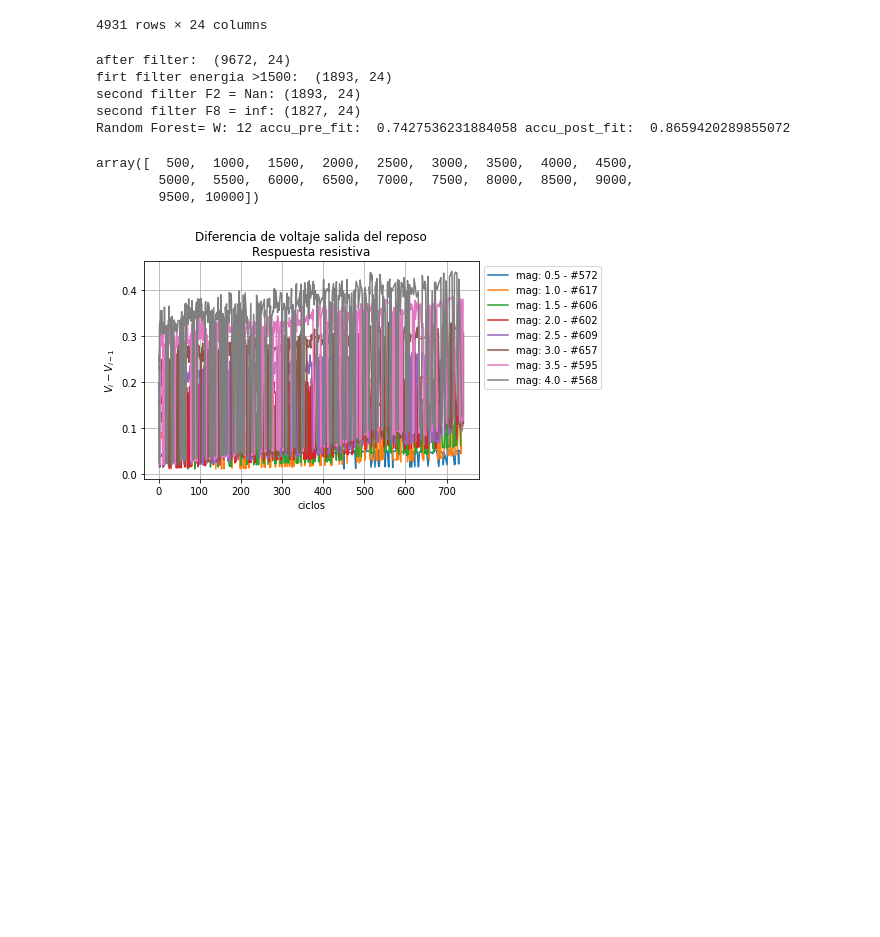
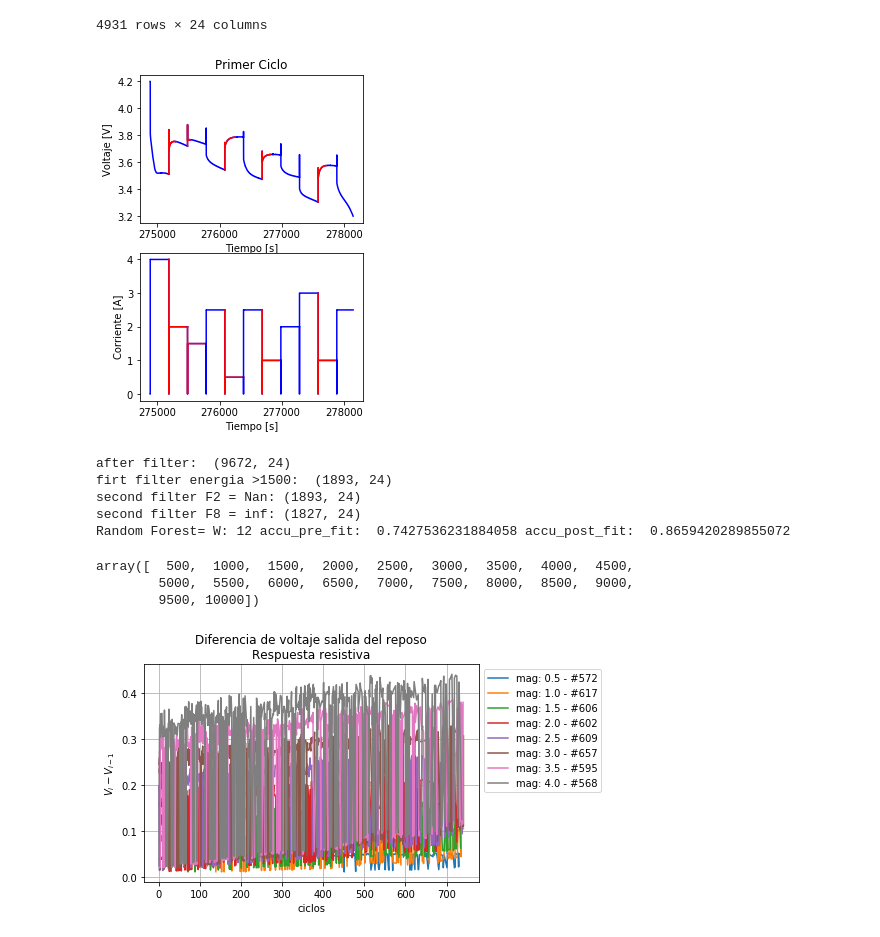
Before and after one commit to MartinVIllesca/Analisis_Baterias, a Jupyter notebook: notebooks/exploracion_cesar_2.ipynb, the cells around one changed output. Drawn from its saved outputs; the diff is of its cells as text; code cells hidden in the pictures; blank space fills up the shorter version.

```diff
--- a/notebooks/exploracion_cesar_2.ipynb
+++ b/notebooks/exploracion_cesar_2.ipynb
@@ -880,6 +879,34 @@ df
 | 4929 | 741 | 3030.793953 | 1.002 | 0.5010 | [3.255, 3.54, 3.661, 3.556, 3.56,... | [3.001, 0.0, 0.0, 1.002, 1.0, 1.0... | [31.4313, 31.4313, 31.44669, 31.4... | [13516072.240000002, 13516072.250... | 31.43130 | 8.837498e+06 | ... |
 | 4930 | 741 | 4141.836413 | 3.001 | 1.5005 | [3.702, 3.793, 3.823, 3.516, 3.45... | [1.0, 0.0, 0.0, 3.001, 3.0, 3.0, ... | [31.09265, 31.09265, 31.09265, 31... | [13516372.460000003, 13516372.470... | 31.09265 | 8.838609e+06 | ... |
 4931 rows × 24 columns
+# %%
+plt.figure(figsize=(4,6))
+for i in range(11):
+    plt.subplot(211)
+    plt.plot(df["tiempo"][i],df["voltaje"][i],color='b')
+    plt.subplot(212)
+    plt.plot(df["tiempo"][i],df["corriente"][i],color='b')
+    if(i == 1 or i == 2 or i == 4 or i == 6 or i == 9):
+        valid = Valid_data(df["voltaje"][i])
+        plt.subplot(211)
+        plt.plot(df["tiempo"][i][:valid[1]],df["voltaje"][i][:valid[1]],color='r')
+        plt.subplot(212)
+        plt.plot(df["tiempo"][i],df["corriente"][i],color='r')
+
+
+
+
+plt.subplot(211)
+plt.xlabel("Tiempo [s]")
+plt.ylabel("Voltaje [V]")
+plt.title("Primer Ciclo")
+plt.subplot(212)
+plt.xlabel("Tiempo [s]")
+plt.ylabel("Corriente [A]")
+
+plt.show()
+# %% [output]
+[figure, added]
 # %%
 def poprow(my_array,pr):
     """ row popping in numpy arrays
```
Also changed, not shown: parts of 1 cell of this notebook.
